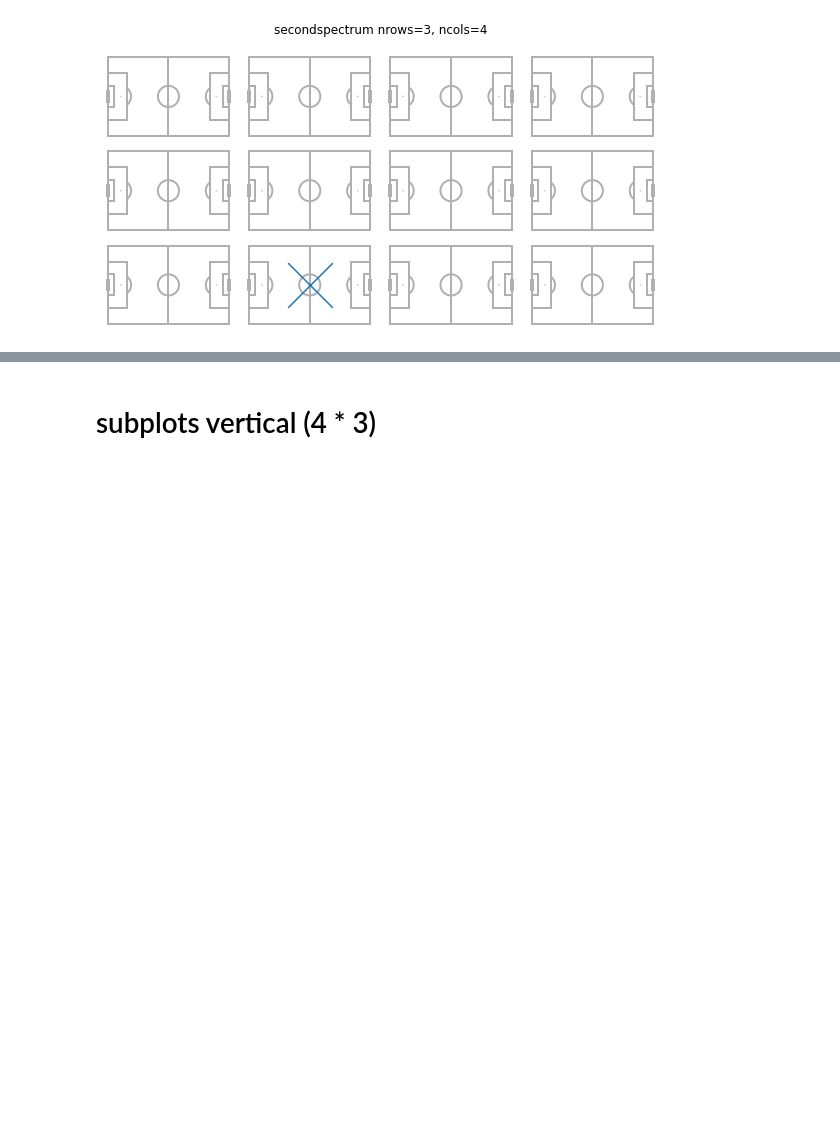
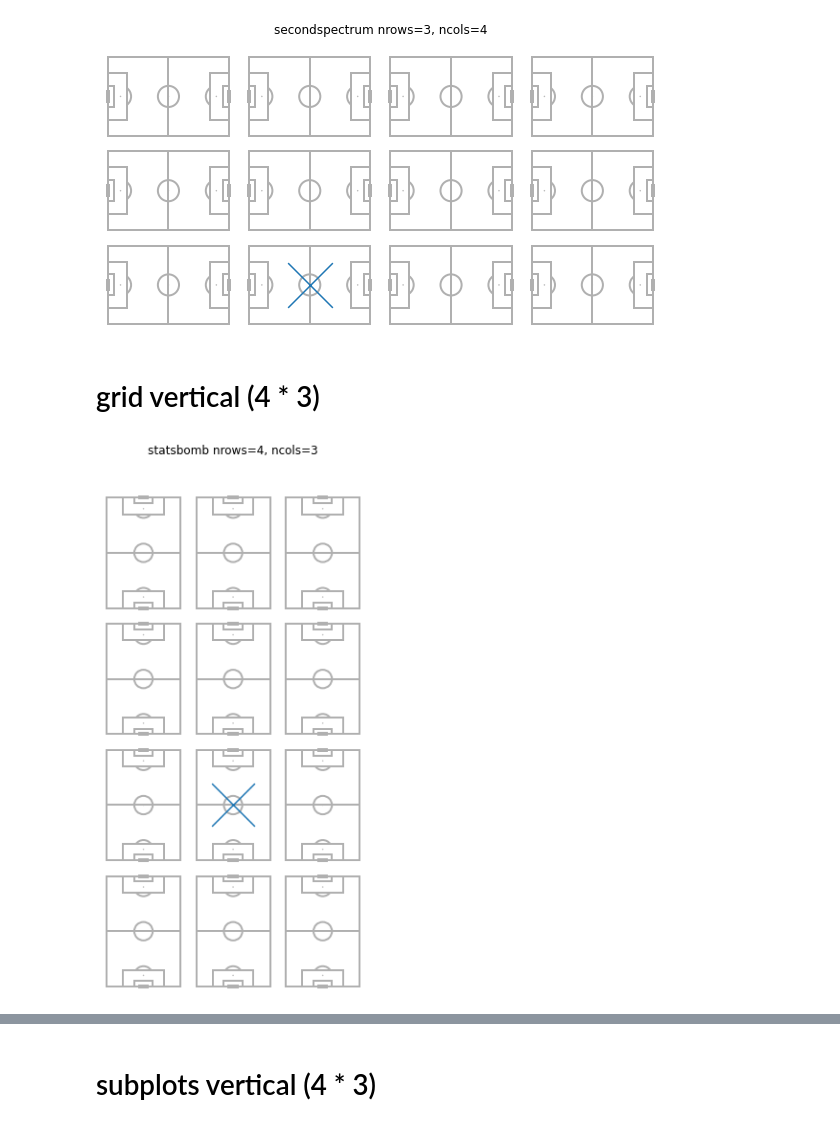
Before and after one commit to andrewRowlinson/mplsoccer-viz-tests, a Jupyter notebook: notebooks/test_grid.ipynb, the cells around one changed output, grey strips where cells are left out. Saved outputs shown, nothing was run; the diff lists cells and outputs as text; code cells hidden in the pictures; blank space fills up the shorter version.

```diff
--- a/notebooks/test_grid.ipynb
+++ b/notebooks/test_grid.ipynb
@@ -93,3 +93,18 @@ for pitch_type in valid:
 [figure]
 [figure]
 [figure]
+# %% [markdown]
+# grid vertical (4 * 3)
+# %%
+for pitch_type in valid:
+    if pitch_type in size_varies:
+        kwargs = {'pitch_length': 105, 'pitch_width': 68}
+    else:
+        kwargs = {}
+    pitch = VerticalPitch(pitch_type=pitch_type, **kwargs)
+    nrows, ncols = 4, 3
+    fig, ax = pitch.grid(nrows=nrows, ncols=ncols, figheight=9, grid_height=0.8, grid_width=0.8)
+    fig.suptitle(f'{pitch_type} nrows={nrows}, ncols={ncols}')
+    pitch.scatter(pitch.dim.center_length, pitch.dim.center_width, marker='x', s=2000, ax=ax[2, 1])
+# %% [output]
+[figure, added]
```
Also changed, not shown: parts of 6 cells of this notebook.
